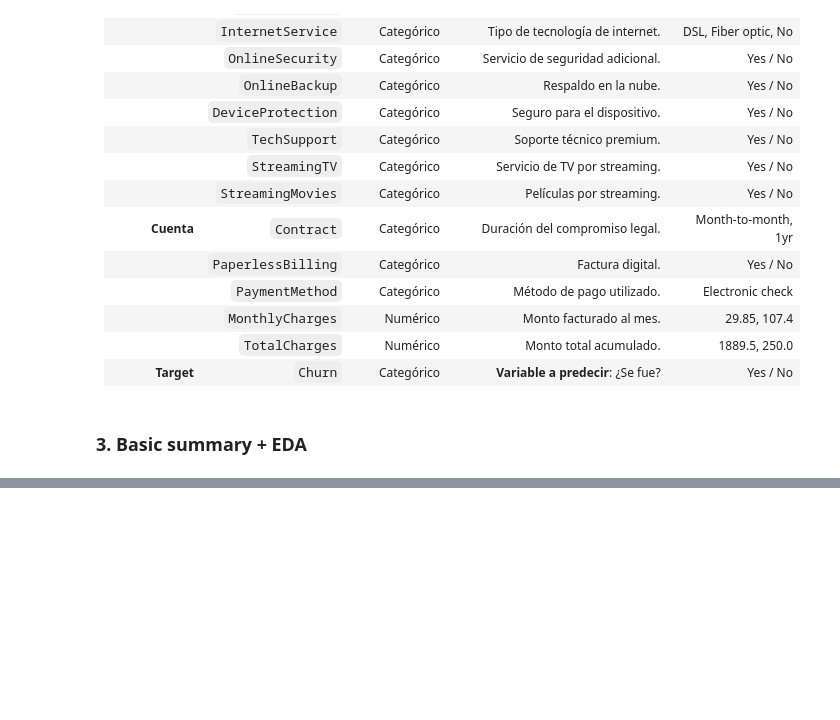
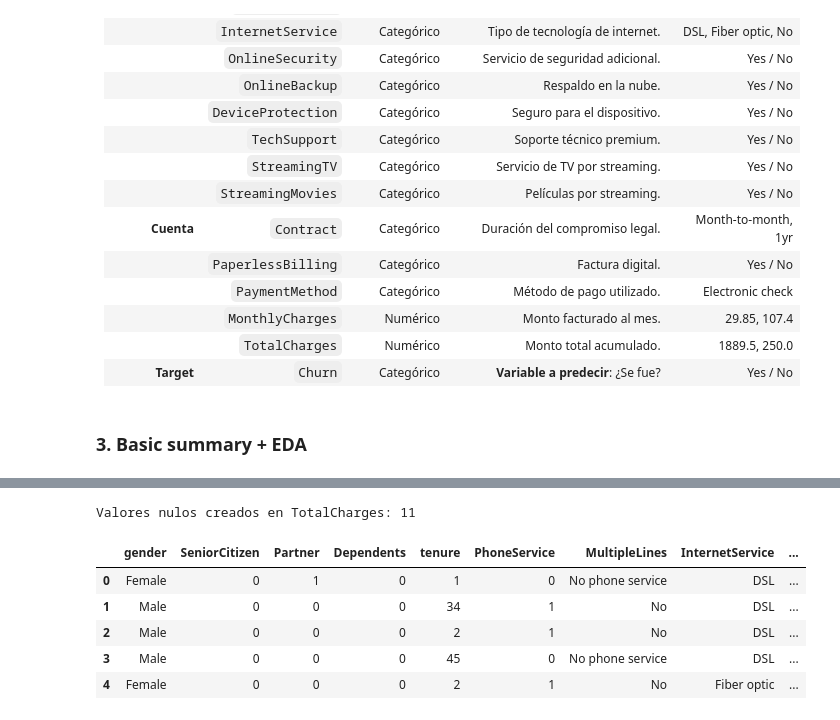
Before and after one commit to hector1994/churn_model_v1, a Jupyter notebook: churn_model_v1.ipynb, the cells around one changed output, grey strips where cells are left out. Drawn from its saved outputs; the diff is of its cells as text; code cells hidden in the pictures; blank space fills up the shorter version.

```diff
--- a/churn_model_v1.ipynb
+++ b/churn_model_v1.ipynb
@@ -230,0 +167,32 @@ df_raw_telco_customer[np.isnan(df_raw_telco_customer['TotalCharges'])].head().T
+# %%
+df_raw_telco_customer['TotalCharges'] = pd.to_numeric(df_raw_telco_customer['TotalCharges'], errors='coerce')
+nulos_total_charges = df_raw_telco_customer['TotalCharges'].isnull().sum()
+print(f"Valores nulos creados en TotalCharges: {nulos_total_charges}")
+df_raw_telco_customer['TotalCharges'] = df_raw_telco_customer['TotalCharges'].fillna(0)
+# %% [output]
+Valores nulos creados en TotalCharges: 11
+# %%
+df_raw_telco_customer['Churn'] = df_raw_telco_customer['Churn'].map({'Yes': 1, 'No': 0})
+
+bin_cols = ['Partner', 'Dependents', 'PhoneService', 'PaperlessBilling']
+for col in bin_cols:
+    df_raw_telco_customer[col] = df_raw_telco_customer[col].map({'Yes': 1, 'No': 0})
+
+df_clean_telco_customer = df_raw_telco_customer.drop('customerID', axis=1)
+
+cols_servicios = ['OnlineSecurity', 'OnlineBackup', 'DeviceProtection',
+                  'TechSupport', 'StreamingTV', 'StreamingMovies']
+
+for col in cols_servicios:
+    df_raw_telco_customer[col] = df_raw_telco_customer[col].replace('No internet service', 'No')
+
+
+df_raw_telco_customer['MultipleLines'] = df_raw_telco_customer['MultipleLines'].replace('No phone service', 'No')
+df_clean_telco_customer.head()
+# %% [output]
+|  | gender | SeniorCitizen | Partner | Dependents | tenure | PhoneService | MultipleLines | InternetService | ... |
+| 0 | Female | 0 | 1 | 0 | 1 | 0 | No phone service | DSL | ... |
+| 1 | Male | 0 | 0 | 0 | 34 | 1 | No | DSL | ... |
+| 2 | Male | 0 | 0 | 0 | 2 | 1 | No | DSL | ... |
+| 3 | Male | 0 | 0 | 0 | 45 | 0 | No phone service | DSL | ... |
+| 4 | Female | 0 | 0 | 0 | 2 | 1 | No | Fiber optic | ... |
```
Also changed, not shown: parts of 6 cells of this notebook.
